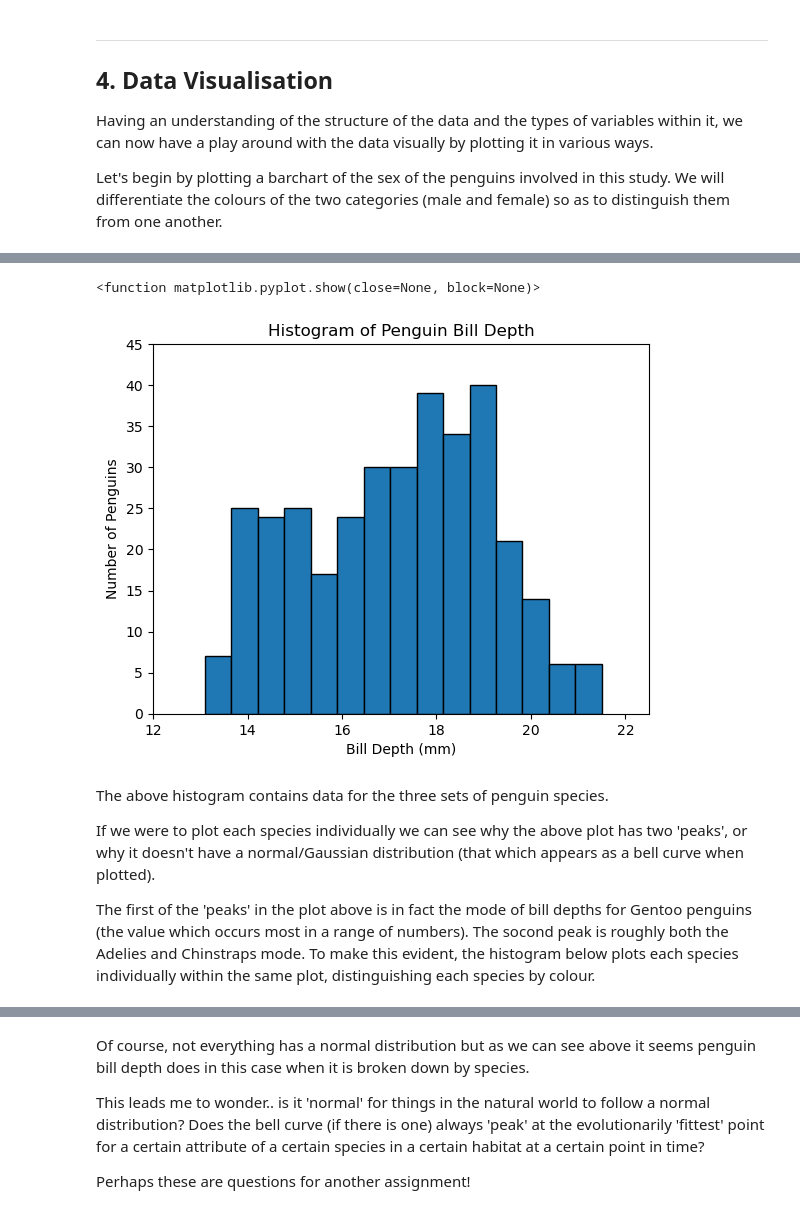
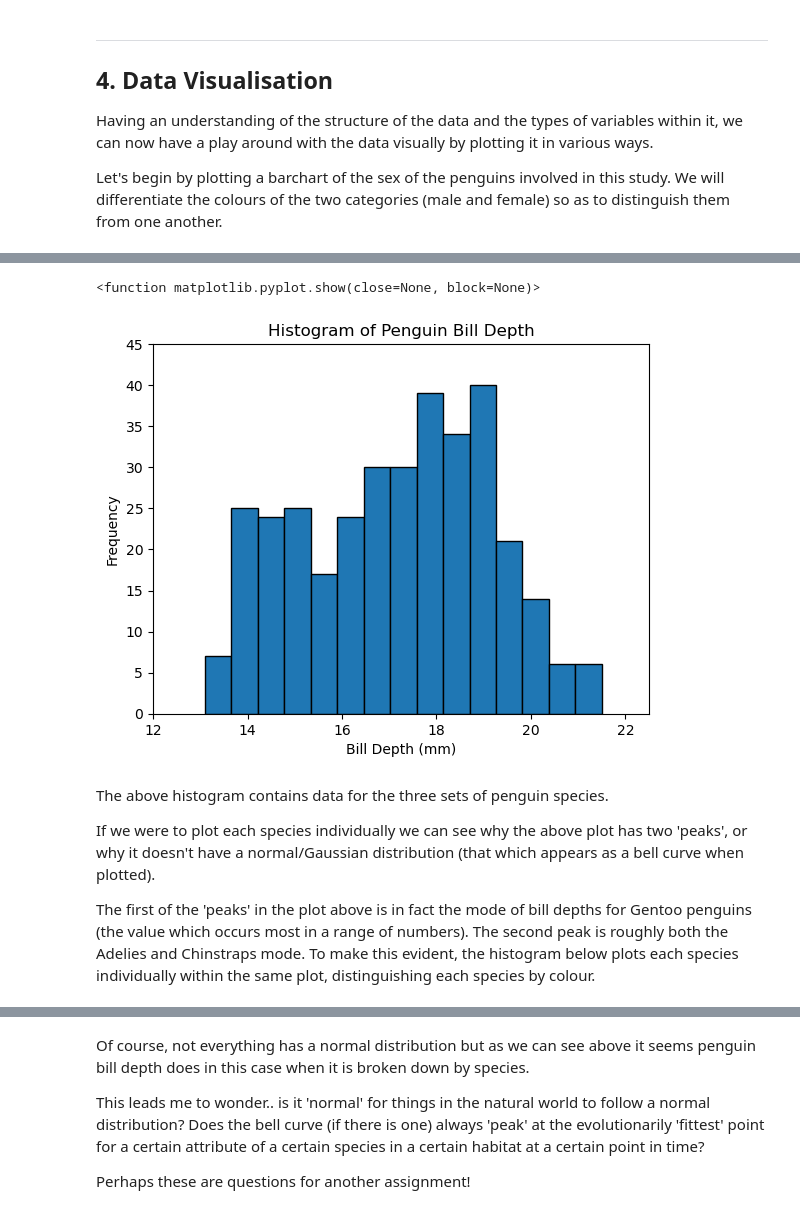
Before and after one commit to pcahillgit/principles-of-data-analytics, a Jupyter notebook: penguins.ipynb, the cells around one changed output, grey strips where cells are left out. Cells and saved outputs as stored; diff of their text form; code cells hidden in the pictures.

```diff
--- a/penguins.ipynb
+++ b/penguins.ipynb
@@ -163,31 +166,31 @@ Next, let's create a histogram of the bill depth of the penguins. Our histogram
 # %%
 # Plotting the histogram, setting the number of bins, outlining bins in black
 plt.hist(df['bill_depth_mm'], bins=15, edgecolor='black')
 
 # Axis Labels
 plt.xlabel('Bill Depth (mm)')
-plt.ylabel('Number of Penguins')
+plt.ylabel('Frequency')
 
 # Title
 plt.title('Histogram of Penguin Bill Depth')
 
 # X Limits
 plt.xlim(12, 22.5)
 
 # Y Limits
 plt.ylim(0, 45)
 
 # Displaying plot
 plt.show
 # %% [output]
 <function matplotlib.pyplot.show(close=None, block=None)>
-[figure, old version]
+[figure, new version]
 # %% [markdown]
 The above histogram contains data for the three sets of penguin species.
 
 If we were to plot each species individually we can see why the above plot has two 'peaks', or why it doesn't have a normal/Gaussian distribution (that which appears as a bell curve when plotted).
 
-The first of the 'peaks' in the plot above is in fact the mode of bill depths for Gentoo penguins (the value which occurs most in a range of numbers). The socond peak is roughly both the Adelies and Chinstraps mode. To make this evident, the histogram below plots each species individually within the same plot, distinguishing each species by colour.
+The first of the 'peaks' in the plot above is in fact the mode of bill depths for Gentoo penguins (the value which occurs most in a range of numbers). The second peak is roughly both the Adelies and Chinstraps mode. To make this evident, the histogram below plots each species individually within the same plot, distinguishing each species by colour.
 # %%
 # Filtering the dataset by species
 adelies_billdepth = df[df['species'] == 'Adelie']['bill_depth_mm']
```
Also changed, not shown: parts of 6 cells of this notebook.
